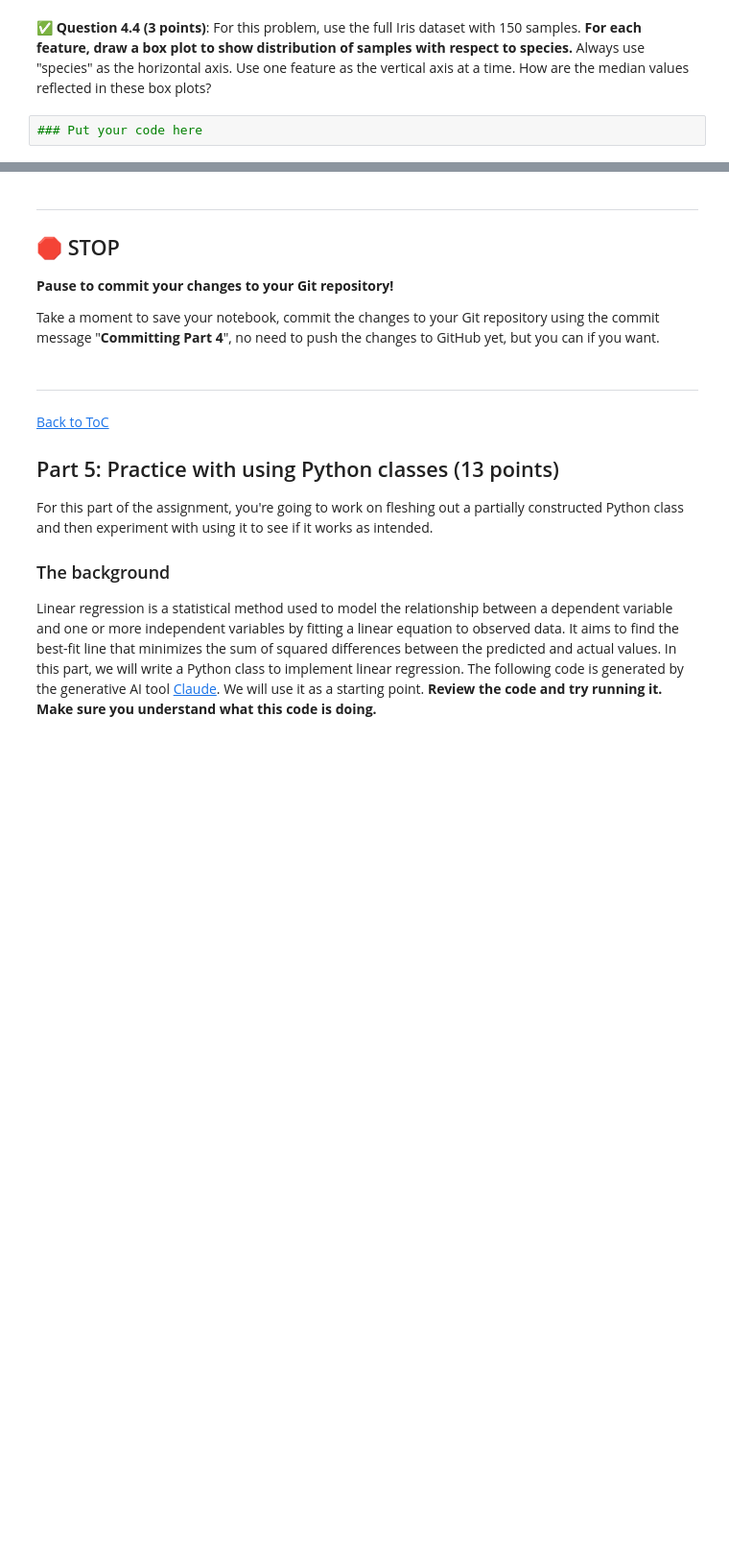
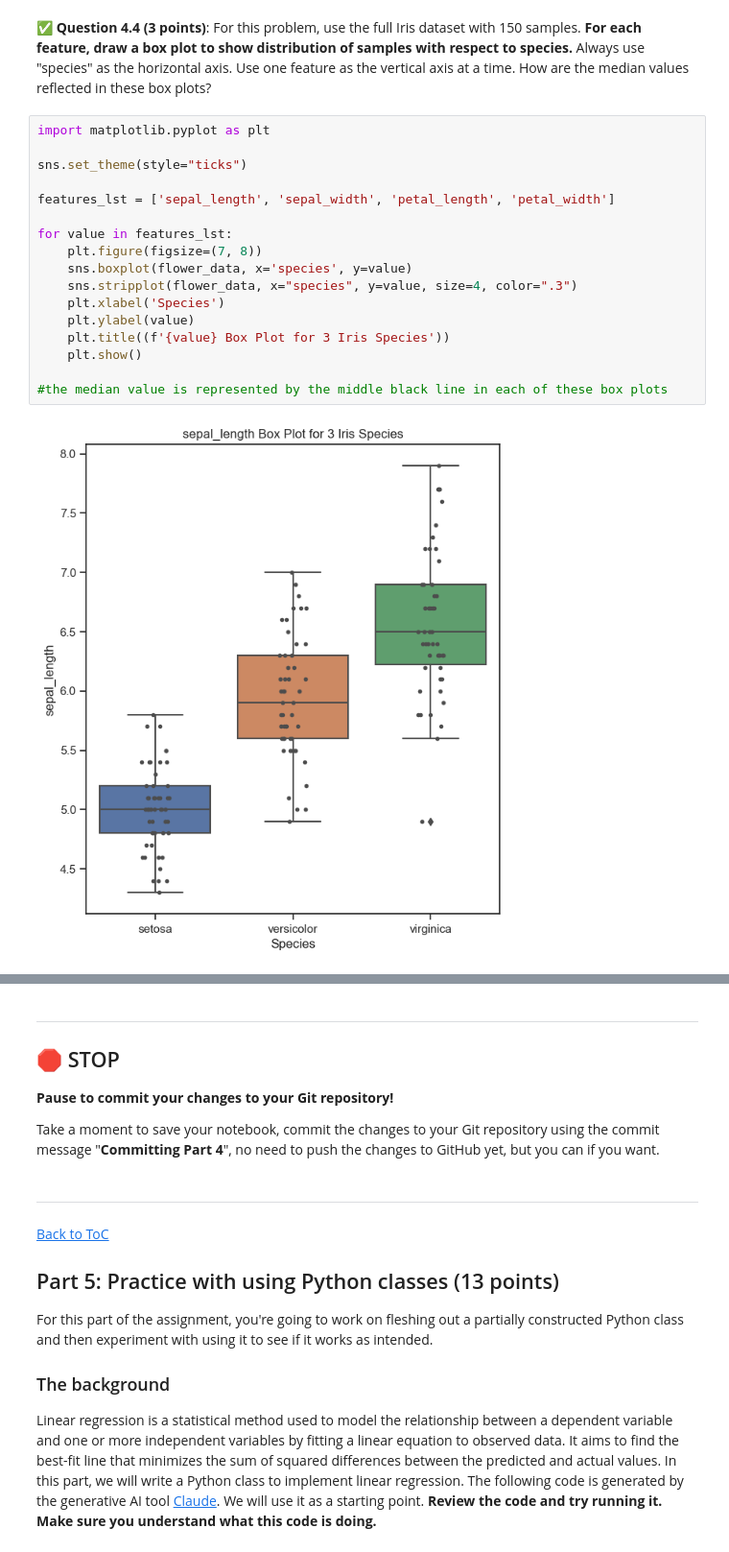
Before and after one commit to rags45/CMSE202-f23-turnin, a Jupyter notebook: hw-01/HW-01_GitPracticeDebuggingPythonPackagesAndClasses-STUDENT.ipynb, the cells around one changed output, grey strips where cells are left out. Shown: that part at 96% size. Drawn from its saved outputs; the diff is of its cells as text; blank space fills up the shorter version.

```diff
--- a/hw-01/HW-01_GitPracticeDebuggingPythonPackagesAndClasses-STUDENT.ipynb
+++ b/hw-01/HW-01_GitPracticeDebuggingPythonPackagesAndClasses-STUDENT.ipynb
@@ -453,4 +471,21 @@ If you do already have it installed, what command did you use to install it?
 # %% [markdown]
 &#9989; **Question 4.4 (3 points)**: For this problem, use the full Iris dataset with 150 samples. **For each feature, draw a box plot to show distribution of samples with respect to species.** Always use "species" as the horizontal axis. Use one feature as the vertical axis at a time. How are the median values reflected in these box plots?
-# %%
-### Put your code here
+# %%
+import matplotlib.pyplot as plt
+
+sns.set_theme(style="ticks")
+
+features_lst = ['sepal_length', 'sepal_width', 'petal_length', 'petal_width']
+
+for value in features_lst:
+    plt.figure(figsize=(7, 8))
+    sns.boxplot(flower_data, x='species', y=value)
+    sns.stripplot(flower_data, x="species", y=value, size=4, color=".3")
+    plt.xlabel('Species')
+    plt.ylabel(value)
+    plt.title((f'{value} Box Plot for 3 Iris Species'))
+    plt.show()
+
+#the median value is represented by the middle black line in each of these box plots
+# %% [output]
+[figure, added]
```
Also changed, not shown: parts of 6 cells of this notebook.
